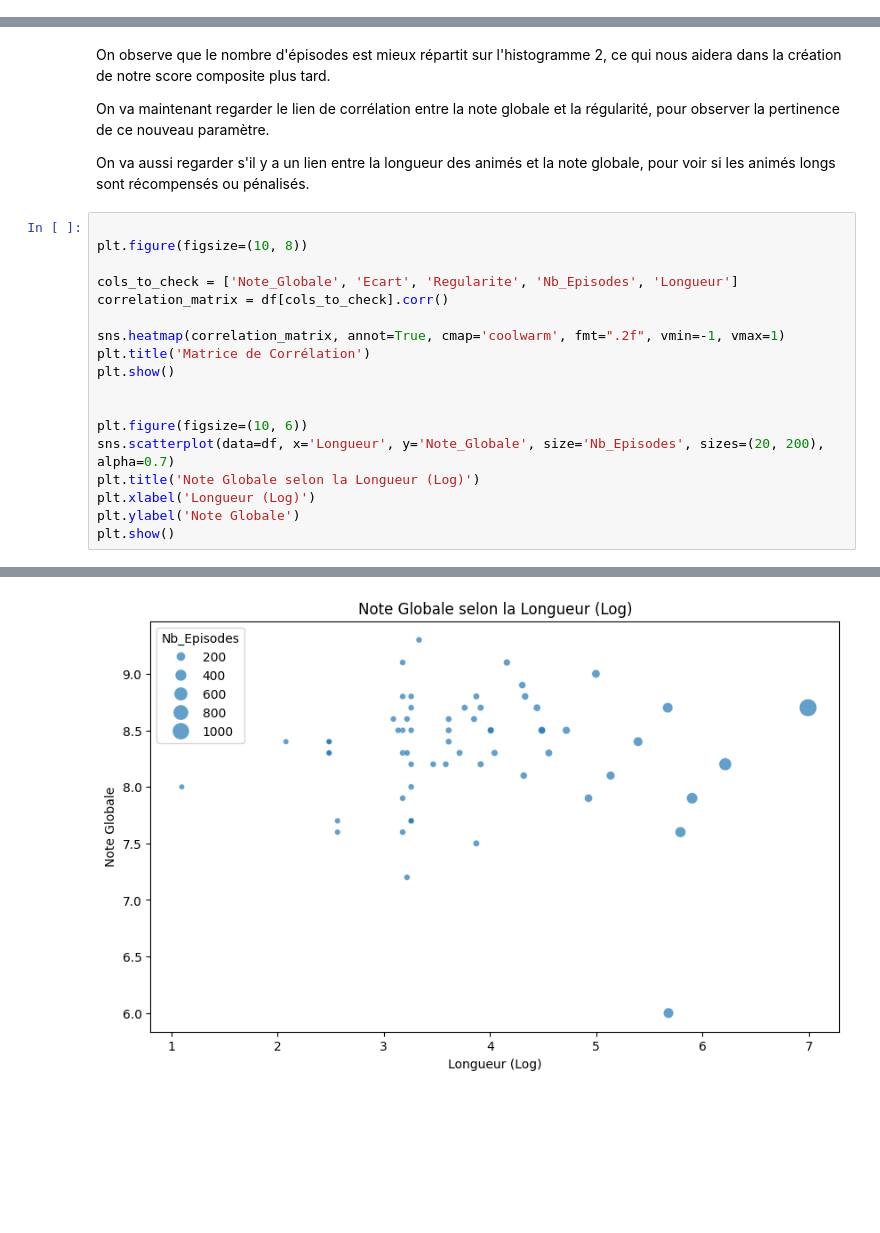
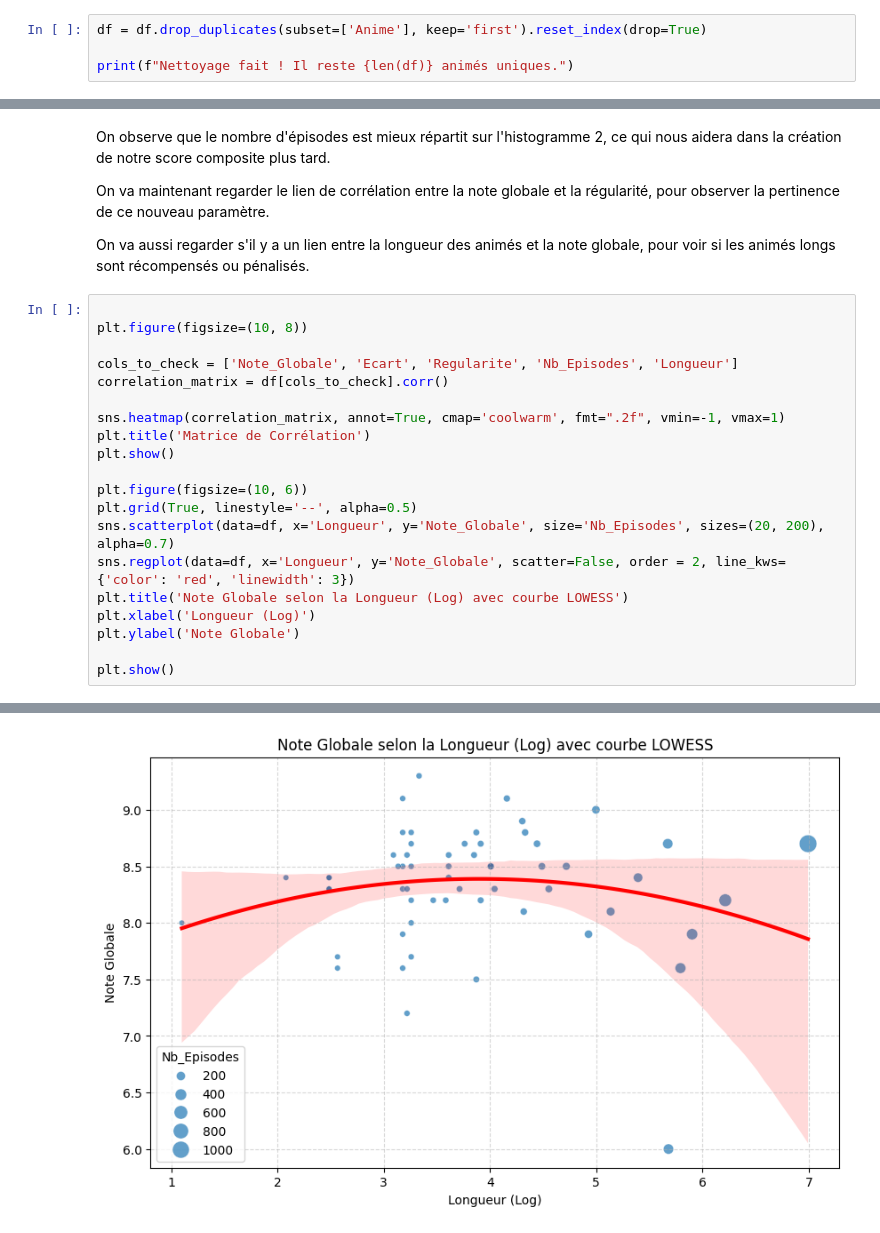
Before and after one commit to NoeChv-n/lemeilleur-anime, a Jupyter notebook: lemeilleuranime.ipynb, the cells around one changed output, grey strips where cells are left out. Drawn from its saved outputs; the diff is of its cells as text; blank space fills up the shorter version.

```diff
--- a/lemeilleuranime.ipynb
+++ b/lemeilleuranime.ipynb
@@ -116,3 +116,7 @@ Enfin, une chose qui m'ennuie en regardant le dataset, c'est que les tags sont j
 df['Date_Pub'] = pd.to_datetime(df['Date_Pub'])
 genres_split = df['Genre_Tags'].str.get_dummies(sep=' / ')
 df['Comm_Saison_3'] = df['Comm_Saison_3'].fillna("Aucun")
+# %%
+df = df.drop_duplicates(subset=['Anime'], keep='first').reset_index(drop=True)
+
+print(f"Nettoyage fait ! Il reste {len(df)} animés uniques.")
@@ -189,22 +195,24 @@ On va aussi regarder s'il y a un lien entre la longueur des animés et la note g
 # %%
 
 plt.figure(figsize=(10, 8))
 
 cols_to_check = ['Note_Globale', 'Ecart', 'Regularite', 'Nb_Episodes', 'Longueur']
 correlation_matrix = df[cols_to_check].corr()
 
 sns.heatmap(correlation_matrix, annot=True, cmap='coolwarm', fmt=".2f", vmin=-1, vmax=1)
 plt.title('Matrice de Corrélation')
 plt.show()
 
-
 plt.figure(figsize=(10, 6))
+plt.grid(True, linestyle='--', alpha=0.5)
 sns.scatterplot(data=df, x='Longueur', y='Note_Globale', size='Nb_Episodes', sizes=(20, 200), alpha=0.7)
-plt.title('Note Globale selon la Longueur (Log)')
+sns.regplot(data=df, x='Longueur', y='Note_Globale', scatter=False, order = 2, line_kws={'color': 'red', 'linewidth': 3})
+plt.title('Note Globale selon la Longueur (Log) avec courbe LOWESS')
 plt.xlabel('Longueur (Log)')
 plt.ylabel('Note Globale')
+
 plt.show()
 # %% [output]
 [figure]
-[figure, old version]
+[figure, new version]
 # %% [markdown]
```
Also changed, not shown: parts of 37 cells of this notebook.
